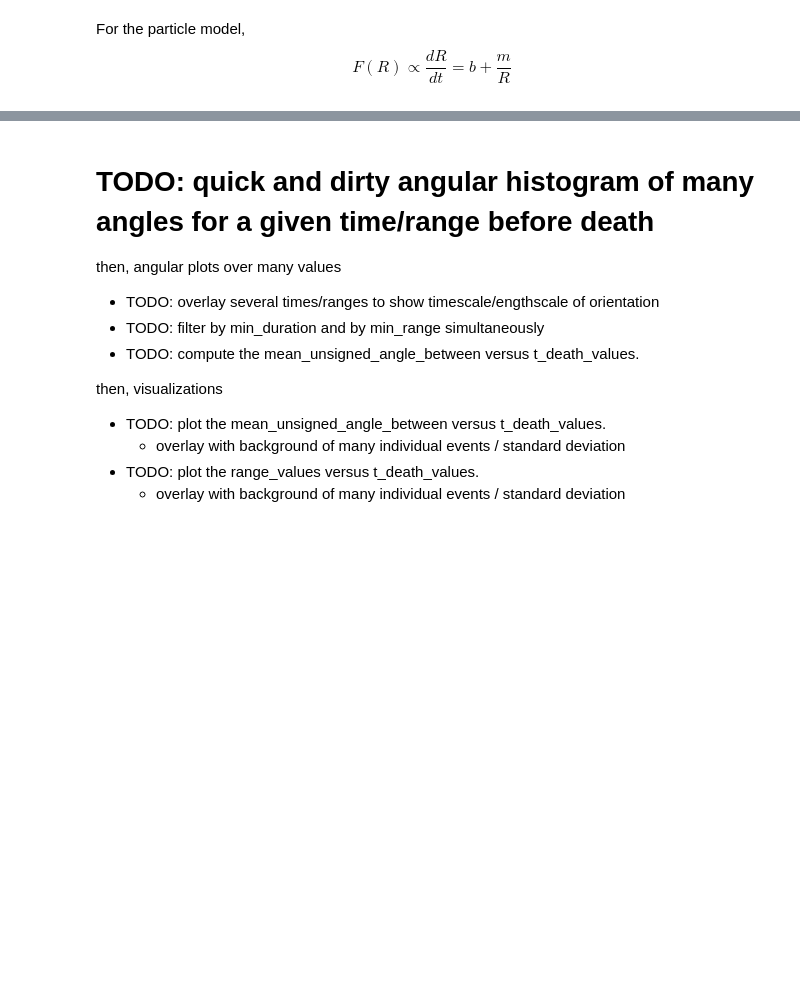
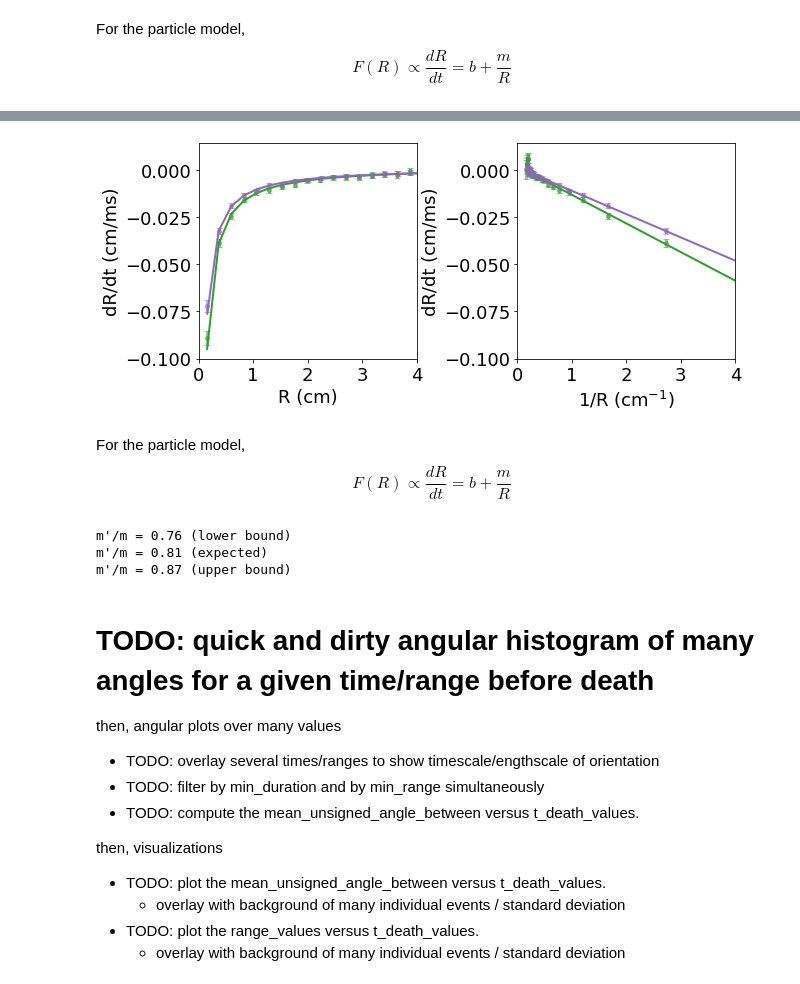
Before and after one commit to timtyree/care, a Jupyter notebook: notebooks/Measuring Average Forces between Spiral Tips.ipynb, the cells around one changed output, grey strips where cells are left out. Cells and saved outputs as stored; diff of their text form; code cells hidden in the pictures; blank space fills up the shorter version.

```diff
--- a/notebooks/Measuring Average Forces between Spiral Tips.ipynb
+++ b/notebooks/Measuring Average Forces between Spiral Tips.ipynb
@@ -260,0 +261,4 @@ nobs=682 (particle)
+# %%
+df_drdt=pd.read_csv(output_fn)
+df_drdt2=pd.read_csv(output_fn2)
+df_drdt.head()
@@ -260,0 +318,33 @@ nobs=682 (particle)
+# %%
+df=df_drdt
+rmin=0.3 #cm
+rmax=5 #cm
+
+r_values=df['r'].values
+drdt_values=df['drdt'].values
+Delta_r_values=df['Delta_r'].values
+Delta_drdt_values=df['Delta_drdt'].values
+counts=df['counts'].values
+
+#fit drdt_values to F0+F1/r with OLS fit for LR model where 1/r is greater than some 1/cm
+x_values=r_values
+y_values=drdt_values
+x_err_values=Delta_r_values
+y_err_values=Delta_drdt_values
+
+#fit drdt_values to F0+F1/r with OLS fit for LR model where 1/r is greater than some 1/cm
+boo=(r_values>rmin)&(r_values<rmax)
+x=1/r_values[boo]
+y=drdt_values[boo]
+dict_force_fit=compute_95CI_ols(x,y)
+y_hat_values=dict_force_fit['b']+dict_force_fit['m']/r_values
+
+#(optional) rename specific values
+dict_force_fit=dict_force_fit
+y_hat_values=y_hat_values
+
+#bluf
+print(f"the ols fit for particle model:")
+print_dict(dict_force_fit)
+print(f"Nobs= {np.mean(counts):.0f} +- {np.std(counts):.0f}")
+print(f"\ninput_fn: {input_fn}")
@@ -261,3 +361,30 @@ nobs=682 (particle)
+# %%
+#plot mean radial velocities
+fig, axs = plt.subplots(ncols=2, figsize=(9, 4))
+PlotMeanRadialVelocities(axs, x_values, y_values, y_err_values, y_hat_values,c='C2')
+PlotMeanRadialVelocities(axs, x_values2, y_values2, y_err_values2, y_hat_values2,c='C4')
+plt.tight_layout()
+plt.show()
+# %% [output]
+[figure, added]
+# %% [markdown]
+For the particle model,
+$$
+F(R)\propto\frac{dR}{dt} = b + \frac{m}{R}
+$$
+# %%
+#estimating the effect
+m=dict_force_fit['m']
+Delta_m=dict_force_fit['Delta_m']
+m2=dict_force_fit2['m']
+Delta_m2=dict_force_fit2['Delta_m']
+print(f"m'/m = {(m2+Delta_m2)/(m-Delta_m):.2f} (lower bound)")
+print(f"m'/m = {m2/m:.2f} (expected)")
+print(f"m'/m = {(m2-Delta_m2)/(m+Delta_m):.2f} (upper bound)")
+# %% [output]
+m'/m = 0.76 (lower bound)
+m'/m = 0.81 (expected)
+m'/m = 0.87 (upper bound)
 # %% [markdown]
 # TODO: quick and dirty angular histogram of many angles for a given time/range before death
 then, angular plots over many values
```
Also changed, not shown: parts of 25 cells of this notebook, 2 other files.
